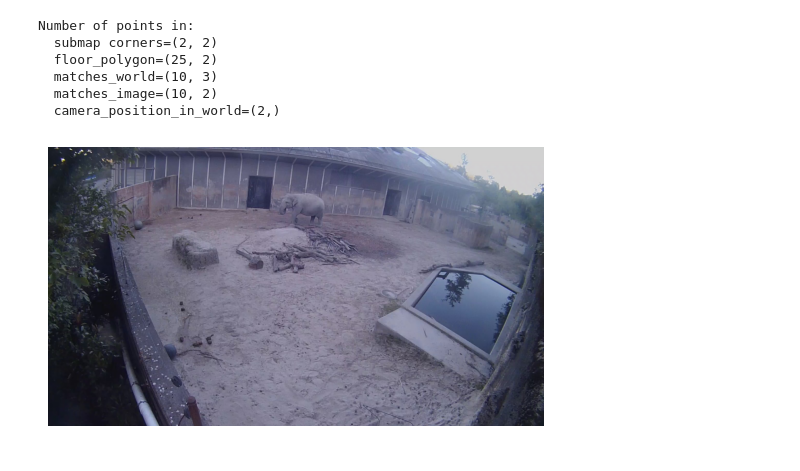
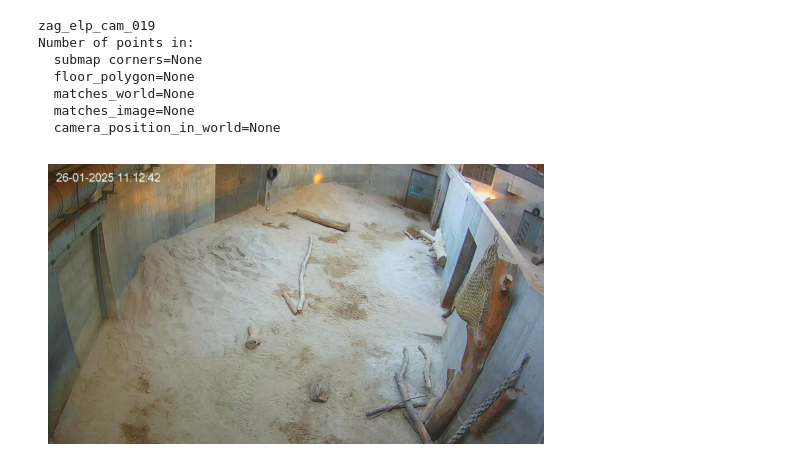
Before and after one commit to plumonito/zoo_vision, a Jupyter notebook: scripts/calibration/select_camera_constraints.ipynb, the cells around one changed output. Saved outputs shown, nothing was run; the diff lists cells and outputs as text; code cells hidden in the pictures.

```diff
--- a/scripts/calibration/select_camera_constraints.ipynb
+++ b/scripts/calibration/select_camera_constraints.ipynb
@@ -58,52 +55,70 @@ constraints_data
 # %%
 #######################################
 # This is the camera we are calibrating
-camera_name = "elp_kamera_01"
-# camera_name = "zag_elp_cam_017"
+all_camera_names = [
+    "elp_kamera_01",
+    "zag_elp_cam_016",
+    "zag_elp_cam_017",
+    "zag_elp_cam_018",
+    "zag_elp_cam_019",
+]
+camera_name = all_camera_names[4] # <------CHANGE HERE
+print(camera_name)
 ########################################
 
 submap_corners_in_map = None
 floor_polygon_in_camera = None
 constraint_points_in_world = None
 constraint_points_in_image = None
-camera_postion_in_map = None
+camera_position_in_world = None
 
 camera_constraints = constraints_data.get(camera_name, None)
 if camera_constraints is not None:
+
     def array_or_none(v):
         return np.array(v) if v is not None else None
+
     submap_corners_in_map = array_or_none(camera_constraints["submap_corners_in_map"])
     floor_polygon_in_camera = array_or_none(camera_constraints["floor_polygon"])
-    constraint_points_in_world = array_or_none(camera_constraints["floor_matches"]["world"] )
-    constraint_points_in_image = array_or_none(camera_constraints["floor_matches"]["image"])
-    camera_position_in_world = array_or_none(camera_constraints["camera_position_in_world"] )
+    constraint_points_in_world = array_or_none(
+        camera_constraints["floor_matches"]["world"]
+    )
+    constraint_points_in_image = array_or_none(
+        camera_constraints["floor_matches"]["image"]
+    )
+    camera_position_in_world = array_or_none(
+        camera_constraints["camera_position_in_world"]
+    )
+
 
 def shape_or_none(v):
     return v.shape if v is not None else None
+
 
 print(f"Number of points in:")
 print(f"  submap corners={shape_or_none(submap_corners_in_map)}")
 print(f"  floor_polygon={shape_or_none(floor_polygon_in_camera)}")
 print(f"  matches_world={shape_or_none(constraint_points_in_world)}")
 print(f"  matches_image={shape_or_none(constraint_points_in_image)}")
 print(f"  camera_position_in_world={shape_or_none(camera_position_in_world)}")
 
 files = list(DATA_ROOT.glob(f"cameras/{camera_name}/*.jpg"))
-assert len(files)>0, "No image files found in camera dir. Need a sample image."
+assert len(files) > 0, "No image files found in camera dir. Need a sample image."
 image_filename = files[0].relative_to(DATA_ROOT)
 
 im_camera = imread_rgb(DATA_ROOT / image_filename)
 height, width, _ = im_camera.shape
 plt.imshow(im_camera)
 plt.gca().set_axis_off()
 # %% [output]
+zag_elp_cam_019
 Number of points in:
-  submap corners=(2, 2)
-  floor_polygon=(25, 2)
-  matches_world=(10, 3)
-  matches_image=(10, 2)
-  camera_position_in_world=(2,)
+  submap corners=None
+  floor_polygon=None
+  matches_world=None
+  matches_image=None
+  camera_position_in_world=None
-[figure, old version]
+[figure, new version]
 # %%
 # Helper class to click on images
 class MouseHandler:
```
Also changed, not shown: parts of 8 cells of this notebook, 5 other files.
